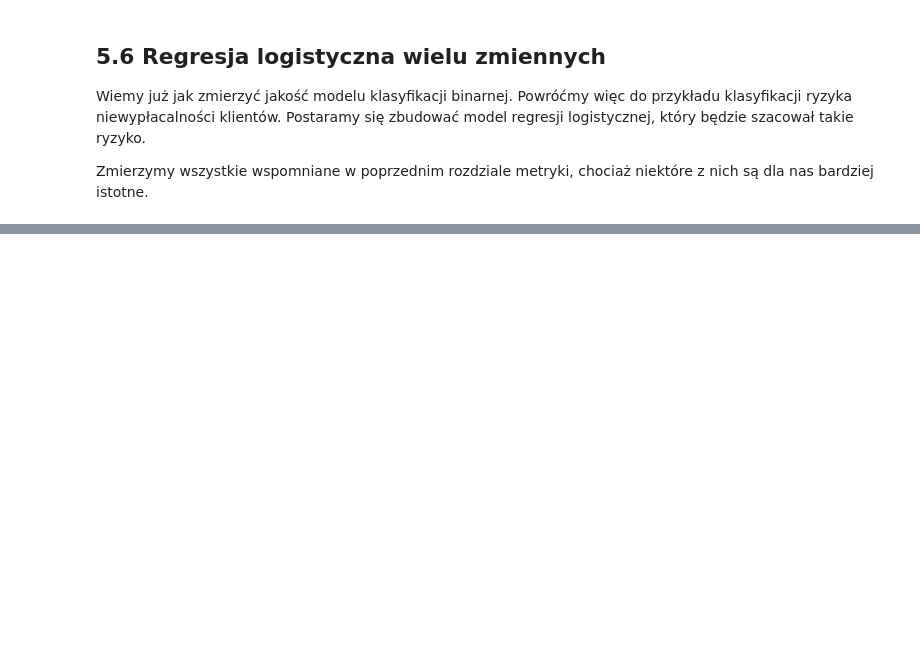
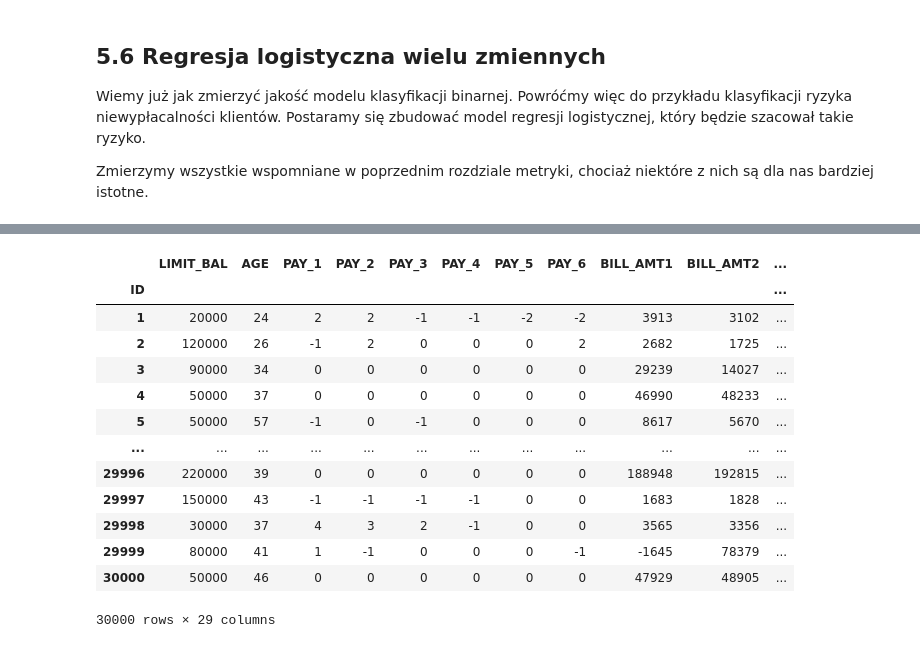
Before and after one commit to AverageGHenjoyer/KursMachineLearningEngineer, a Jupyter notebook: rozdzial_5_klasyfikacja/5_6_multidimensional_logistic_regression.ipynb, the cells around one changed output, grey strips where cells are left out. Saved outputs shown, nothing was run; the diff lists cells and outputs as text; code cells hidden in the pictures; blank space fills up the shorter version.

```diff
--- a/rozdzial_5_klasyfikacja/5_6_multidimensional_logistic_regression.ipynb
+++ b/rozdzial_5_klasyfikacja/5_6_multidimensional_logistic_regression.ipynb
@@ -19,0 +38,4 @@ credit_cards_df.head()
+# %%
+lr = LogisticRegression(penalty=None, max_iter=10000)
+scores = cross_validate(lr, X, y, cv=10, return_train_score=True, scoring=("accuracy", "precision", "recall", "f1"))
+scores
@@ -19,0 +82,3 @@ credit_cards_df.head()
+# %%
+selector = RFECV(lr, step=2, min_features_to_select=1, cv=2, scoring="f1")
+selector.fit(X, y)
@@ -19,0 +105,6 @@ credit_cards_df.head()
+# %%
+selected_features_df = pd.DataFrame({
+    "selected": selector.support_,
+    "ranking": selector.ranking_
+}, index=X.columns)
+selected_features_df
@@ -19,0 +135,3 @@ credit_cards_df.head()
+# %%
+feature_names = selected_features_df[selected_features_df["selected"] == True].index
+feature_names
@@ -19,0 +146,17 @@ credit_cards_df.head()
+# %%
+credit_cards_df[feature_names.tolist() + ["DEFAULT"]]
+# %% [output]
+|  | LIMIT_BAL | AGE | PAY_1 | PAY_2 | PAY_3 | PAY_4 | PAY_5 | PAY_6 | BILL_AMT1 | BILL_AMT2 | ... |
+| ID |  |  |  |  |  |  |  |  |  |  | ... |
+| 1 | 20000 | 24 | 2 | 2 | -1 | -1 | -2 | -2 | 3913 | 3102 | ... |
+| 2 | 120000 | 26 | -1 | 2 | 0 | 0 | 0 | 2 | 2682 | 1725 | ... |
+| 3 | 90000 | 34 | 0 | 0 | 0 | 0 | 0 | 0 | 29239 | 14027 | ... |
+| 4 | 50000 | 37 | 0 | 0 | 0 | 0 | 0 | 0 | 46990 | 48233 | ... |
+| 5 | 50000 | 57 | -1 | 0 | -1 | 0 | 0 | 0 | 8617 | 5670 | ... |
+| ... | ... | ... | ... | ... | ... | ... | ... | ... | ... | ... | ... |
+| 29996 | 220000 | 39 | 0 | 0 | 0 | 0 | 0 | 0 | 188948 | 192815 | ... |
+| 29997 | 150000 | 43 | -1 | -1 | -1 | -1 | 0 | 0 | 1683 | 1828 | ... |
+| 29998 | 30000 | 37 | 4 | 3 | 2 | -1 | 0 | 0 | 3565 | 3356 | ... |
+| 29999 | 80000 | 41 | 1 | -1 | 0 | 0 | 0 | -1 | -1645 | 78379 | ... |
+| 30000 | 50000 | 46 | 0 | 0 | 0 | 0 | 0 | 0 | 47929 | 48905 | ... |
+30000 rows × 29 columns
```
Also changed, not shown: parts of 12 cells of this notebook, 1 other file.
